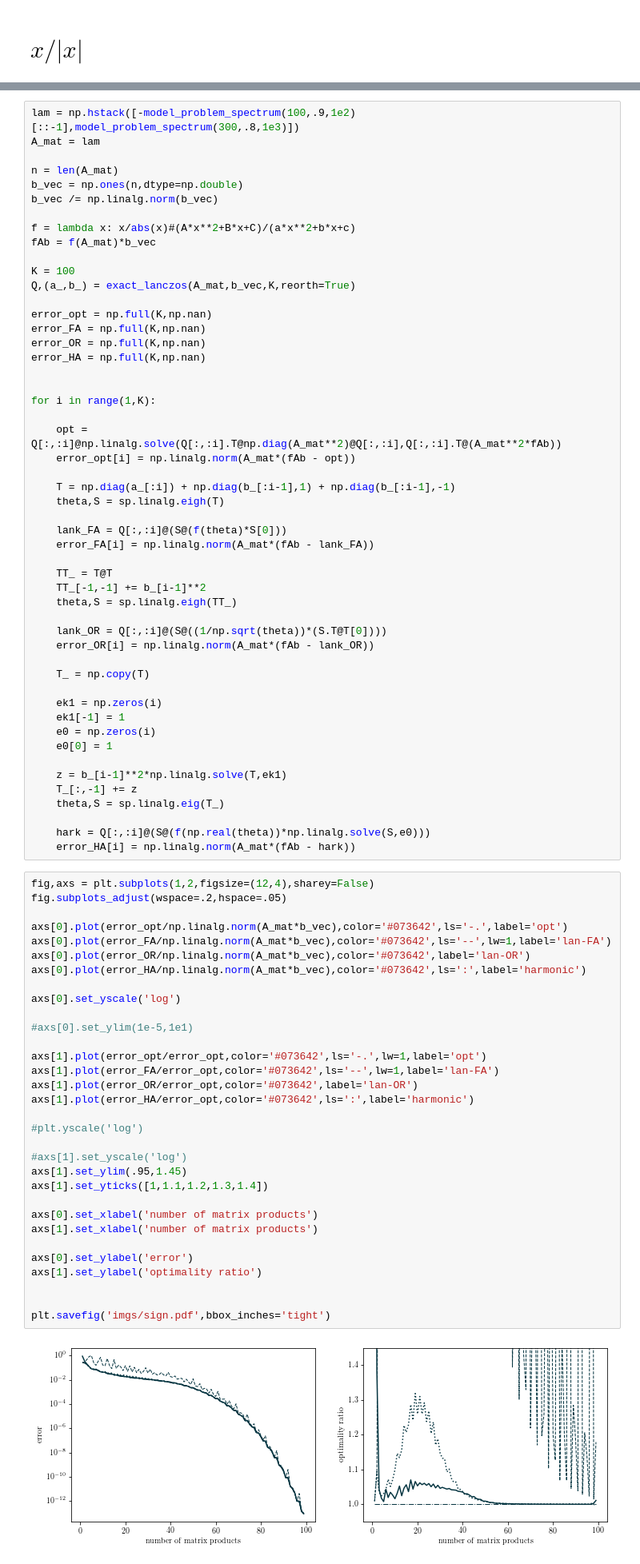
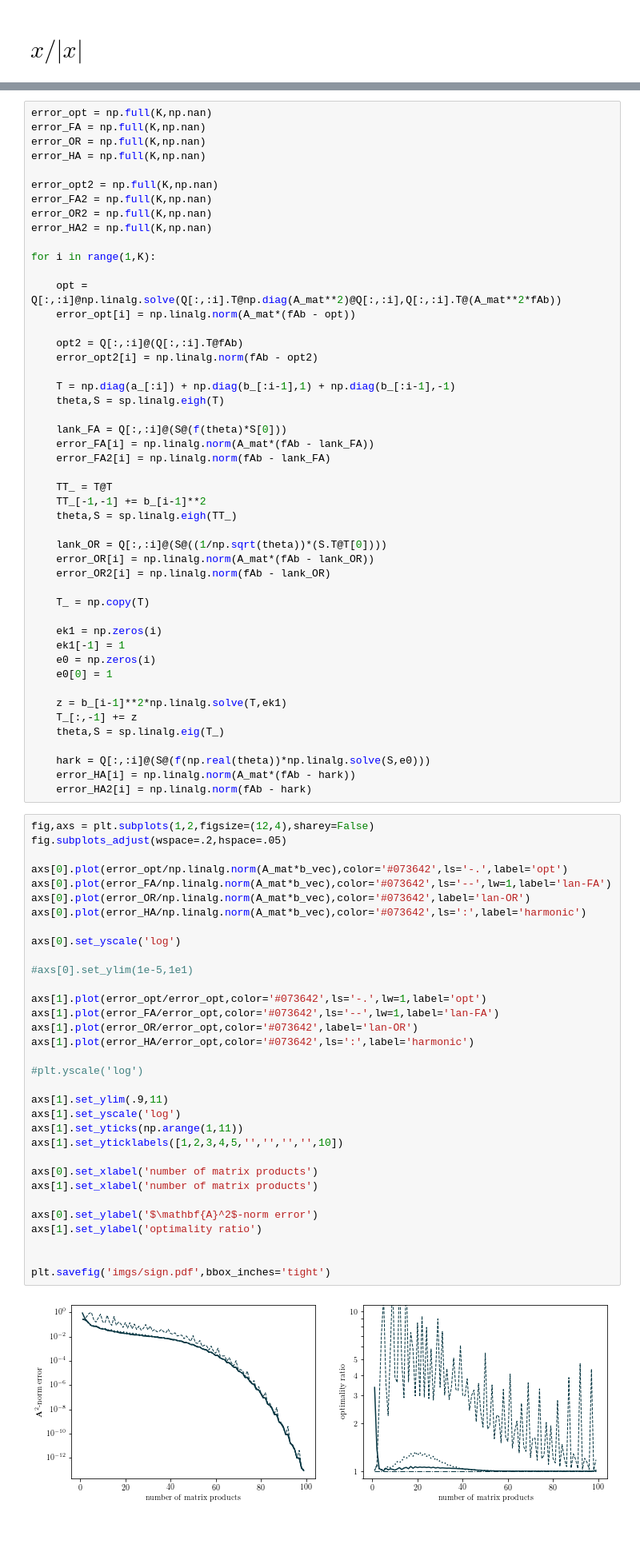
Before and after one commit to tchen-research/lanczos_rational_opt, a Jupyter notebook: fig_step.ipynb, the cells around one changed output, grey strips where cells are left out. Shown at 80% size. Drawn from its saved outputs; the diff is of its cells as text; blank space fills up the shorter version.

```diff
--- a/fig_step.ipynb
+++ b/fig_step.ipynb
@@ -22,33 +35,28 @@ plt.rc('font', family='serif')
 # %%
-lam = np.hstack([-model_problem_spectrum(100,.9,1e2)[::-1],model_problem_spectrum(300,.8,1e3)])
-A_mat = lam
-
-n = len(A_mat)
-b_vec = np.ones(n,dtype=np.double)
-b_vec /= np.linalg.norm(b_vec)
-
-f = lambda x: x/abs(x)#(A*x**2+B*x+C)/(a*x**2+b*x+c)
-fAb = f(A_mat)*b_vec
-
-K = 100
-Q,(a_,b_) = exact_lanczos(A_mat,b_vec,K,reorth=True)
-
 error_opt = np.full(K,np.nan)
 error_FA = np.full(K,np.nan)
 error_OR = np.full(K,np.nan)
 error_HA = np.full(K,np.nan)
 
+error_opt2 = np.full(K,np.nan)
+error_FA2 = np.full(K,np.nan)
+error_OR2 = np.full(K,np.nan)
+error_HA2 = np.full(K,np.nan)
 
 for i in range(1,K):
 
     opt = Q[:,:i]@np.linalg.solve(Q[:,:i].T@np.diag(A_mat**2)@Q[:,:i],Q[:,:i].T@(A_mat**2*fAb))
     error_opt[i] = np.linalg.norm(A_mat*(fAb - opt))
 
+    opt2 = Q[:,:i]@(Q[:,:i].T@fAb)
+    error_opt2[i] = np.linalg.norm(fAb - opt2)
+
     T = np.diag(a_[:i]) + np.diag(b_[:i-1],1) + np.diag(b_[:i-1],-1)
     theta,S = sp.linalg.eigh(T)
 
     lank_FA = Q[:,:i]@(S@(f(theta)*S[0]))
     error_FA[i] = np.linalg.norm(A_mat*(fAb - lank_FA))
+    error_FA2[i] = np.linalg.norm(fAb - lank_FA)
 
     TT_ = T@T
     TT_[-1,-1] += b_[i-1]**2
@@ -56,6 +64,7 @@ for i in range(1,K):
 
     lank_OR = Q[:,:i]@(S@((1/np.sqrt(theta))*(S.T@T[0])))
     error_OR[i] = np.linalg.norm(A_mat*(fAb - lank_OR))
+    error_OR2[i] = np.linalg.norm(fAb - lank_OR)
 
     T_ = np.copy(T)
 
@@ -70,37 +79,39 @@ for i in range(1,K):
 
     hark = Q[:,:i]@(S@(f(np.real(theta))*np.linalg.solve(S,e0)))
     error_HA[i] = np.linalg.norm(A_mat*(fAb - hark))
+    error_HA2[i] = np.linalg.norm(fAb - hark)
 # %%
 fig,axs = plt.subplots(1,2,figsize=(12,4),sharey=False)
 fig.subplots_adjust(wspace=.2,hspace=.05)
 
 axs[0].plot(error_opt/np.linalg.norm(A_mat*b_vec),color='#073642',ls='-.',label='opt')
 axs[0].plot(error_FA/np.linalg.norm(A_mat*b_vec),color='#073642',ls='--',lw=1,label='lan-FA')
 axs[0].plot(error_OR/np.linalg.norm(A_mat*b_vec),color='#073642',label='lan-OR')
 axs[0].plot(error_HA/np.linalg.norm(A_mat*b_vec),color='#073642',ls=':',label='harmonic')
 
 axs[0].set_yscale('log')
 
 #axs[0].set_ylim(1e-5,1e1)
 
 axs[1].plot(error_opt/error_opt,color='#073642',ls='-.',lw=1,label='opt')
 axs[1].plot(error_FA/error_opt,color='#073642',ls='--',lw=1,label='lan-FA')
 axs[1].plot(error_OR/error_opt,color='#073642',label='lan-OR')
 axs[1].plot(error_HA/error_opt,color='#073642',ls=':',label='harmonic')
 
 #plt.yscale('log')
 
-#axs[1].set_yscale('log')
-axs[1].set_ylim(.95,1.45)
-axs[1].set_yticks([1,1.1,1.2,1.3,1.4])
+axs[1].set_ylim(.9,11)
+axs[1].set_yscale('log')
+axs[1].set_yticks(np.arange(1,11))
+axs[1].set_yticklabels([1,2,3,4,5,'','','','',10])
 
 axs[0].set_xlabel('number of matrix products')
 axs[1].set_xlabel('number of matrix products')
 
-axs[0].set_ylabel('error')
+axs[0].set_ylabel('$\mathbf{A}^2$-norm error')
 axs[1].set_ylabel('optimality ratio')
 
 
 plt.savefig('imgs/sign.pdf',bbox_inches='tight')
 # %% [output]
-[figure, old version]
+[figure, new version]
```
Also changed, not shown: parts of 2 cells of this notebook, 15 other files.
